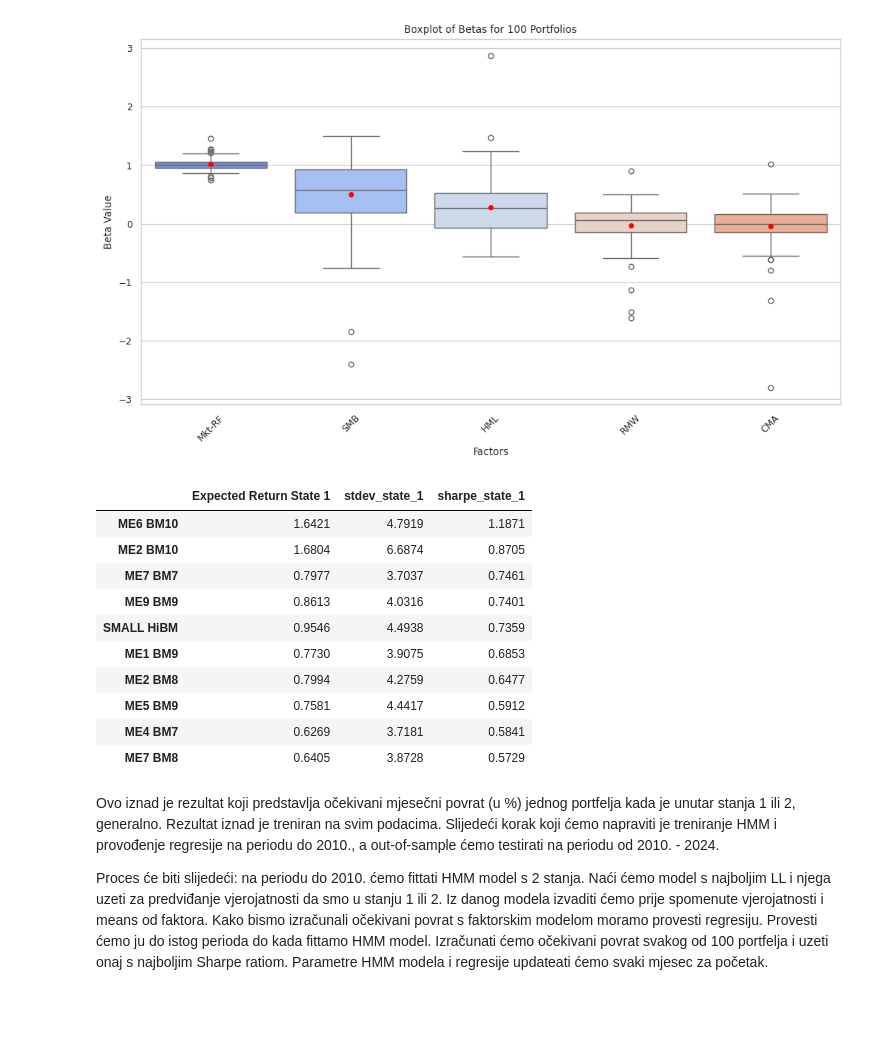
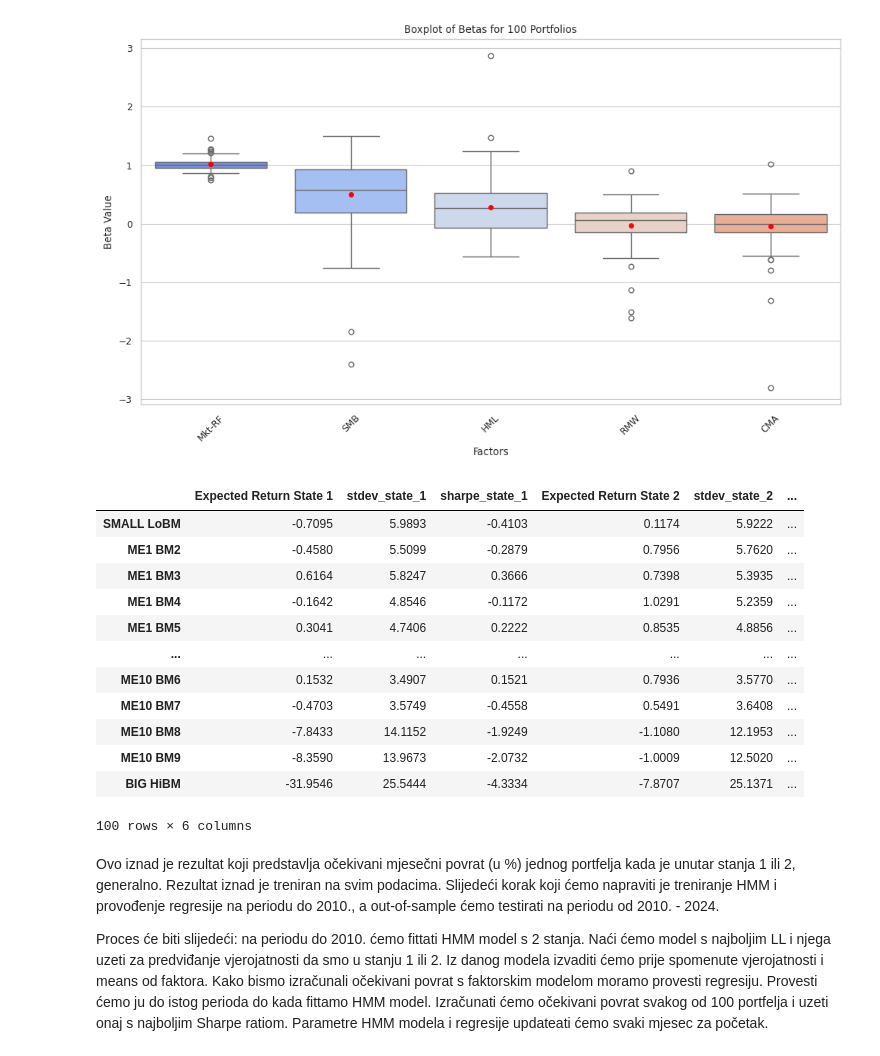
Before and after one commit to evucelic/HMM-Market-Regime-Estimation, a Jupyter notebook: fama_french_HMM.ipynb, the cells around one changed output. Saved outputs shown, nothing was run; the diff lists cells and outputs as text; code cells hidden in the pictures; blank space fills up the shorter version.

```diff
--- a/fama_french_HMM.ipynb
+++ b/fama_french_HMM.ipynb
@@ -236,7 +236,7 @@ def plot_ll_histograms(models):
     plt.show()
 # %%
 aic, bic, lls, convergence_status, iterations, best_models, models = evaluate_hmm(
-    X, lengths, rs
+    model_parameters_df, rs, [2, 3, 4, 5], loop=200
 )
 plot_selection([2, 3, 4, 5], aic, bic, lls)
 # %% [output]
@@ -551,21 +534,3 @@ def plot_transition_matrix(transmat, num_states):
     plt.xlabel("Next State")
     plt.ylabel("Current State")
     return fig
-# %%
-# calculate the average length of each state
-state_lengths = defaultdict(list)
-
-current_state = hidden_states[0]
-counter = 1
-for state in hidden_states[1:]:
-    if state == current_state:
-        counter += 1
-    else:
-        state_lengths[current_state].append(counter)
-        counter = 1
-        current_state = state
-
-# sorted keys
-sorted_keys = sorted(state_lengths.keys())
-state_lengths = {key: state_lengths[key] for key in sorted_keys}
-average_lengths = {state: np.mean(lengths) for state, lengths in state_lengths.items()}
@@ -572,7 +571,7 @@ average_lengths = {state: np.mean(lengths) for state, lengths in state_lengths.i
 # %%
-def run_model_analysis(model, model_parameters_df):
+def run_model_analysis(model, model_parameters_df, dirname, fred_recessions, state_probs):
     num_states = model.n_components
-    dir = f"figures/state_analysis/{num_states}_states/"
+    dir = f"figures/{dirname}/{num_states}_states/"
     if not os.path.exists(dir):
         os.makedirs(dir)
 
@@ -599,10 +598,20 @@ def run_model_analysis(model, model_parameters_df):
     fig4.savefig(os.path.join(dir, "transition_matrix.png"), dpi=300)
     plt.close(fig4)
 
+    fig5 = plot_regime_probabilities(
+        state_probs,
+        model_parameters_df.index,
+        num_states,
+        fred_recessions,
+        title=f"Estimated Regime Probabilities for {num_states} States",
+    )
+    fig5.savefig(os.path.join(dir, "regime_probabilities.png"), dpi=300)
+    plt.close(fig5)
+
     return "Successfully saved figures to directory:", dir
 # %%
-for i in [2, 3, 4]:
-    run_model_analysis(best_models[i], model_parameters_df)
+for i,j in [(2, state_probs_2), (3, state_probs_3), (4, state_probs_4)]:
+    run_model_analysis(best_models[i], model_parameters_df, dirname="state_analysis_full_timeframe", fred_recessions=fred_recessions, state_probs=j)
 # %% [markdown]
 Iako model s 4 stanja ima najbolji AIC/BIC/LL score, analizom grafova koji predstavljaju model s 4 stanja naslućujemo da su 4 stanja previše i da su neka redundantna.
 Pogledajmo grafove standardnih devijacija i očekivanih vrijednosti. Vidimo da su stanja 1 i dva gotovo ista po svim značajkama.
@@ -707,24 +716,25 @@ def compute_expected_returns(
 # %%
 expected_returns = compute_expected_returns(
     data_fama_french_100_portfolios,
     [regression_results_state_1, regression_results_state_2],
     model_2_states.means_,
     state_probs_2,
-    model_parameters_df
 )
-expected_returns.nlargest(10, "sharpe_state_1")[["Expected Return State 1", "stdev_state_1", "sharpe_state_1"]]
+expected_returns
 # %% [output]
-|  | Expected Return State 1 | stdev_state_1 | sharpe_state_1 |
-| ME6 BM10 | 1.6421 | 4.7919 | 1.1871 |
-| ME2 BM10 | 1.6804 | 6.6874 | 0.8705 |
-| ME7 BM7 | 0.7977 | 3.7037 | 0.7461 |
-| ME9 BM9 | 0.8613 | 4.0316 | 0.7401 |
-| SMALL HiBM | 0.9546 | 4.4938 | 0.7359 |
-| ME1 BM9 | 0.7730 | 3.9075 | 0.6853 |
-| ME2 BM8 | 0.7994 | 4.2759 | 0.6477 |
-| ME5 BM9 | 0.7581 | 4.4417 | 0.5912 |
-| ME4 BM7 | 0.6269 | 3.7181 | 0.5841 |
-| ME7 BM8 | 0.6405 | 3.8728 | 0.5729 |
+|  | Expected Return State 1 | stdev_state_1 | sharpe_state_1 | Expected Return State 2 | stdev_state_2 | ... |
+| SMALL LoBM | -0.7095 | 5.9893 | -0.4103 | 0.1174 | 5.9222 | ... |
+| ME1 BM2 | -0.4580 | 5.5099 | -0.2879 | 0.7956 | 5.7620 | ... |
+| ME1 BM3 | 0.6164 | 5.8247 | 0.3666 | 0.7398 | 5.3935 | ... |
+| ME1 BM4 | -0.1642 | 4.8546 | -0.1172 | 1.0291 | 5.2359 | ... |
+| ME1 BM5 | 0.3041 | 4.7406 | 0.2222 | 0.8535 | 4.8856 | ... |
+| ... | ... | ... | ... | ... | ... | ... |
+| ME10 BM6 | 0.1532 | 3.4907 | 0.1521 | 0.7936 | 3.5770 | ... |
+| ME10 BM7 | -0.4703 | 3.5749 | -0.4558 | 0.5491 | 3.6408 | ... |
+| ME10 BM8 | -7.8433 | 14.1152 | -1.9249 | -1.1080 | 12.1953 | ... |
+| ME10 BM9 | -8.3590 | 13.9673 | -2.0732 | -1.0009 | 12.5020 | ... |
+| BIG HiBM | -31.9546 | 25.5444 | -4.3334 | -7.8707 | 25.1371 | ... |
+100 rows × 6 columns
 # %% [markdown]
 Ovo iznad je rezultat koji predstavlja očekivani mjesečni povrat (u %) jednog portfelja kada je unutar stanja 1 ili 2, generalno. Rezultat iznad je treniran na svim podacima. Slijedeći korak koji ćemo napraviti je treniranje HMM i provođenje regresije na periodu do 2010., a out-of-sample ćemo testirati na periodu od 2010. - 2024.
 
```
Also changed, not shown: parts of 9 cells of this notebook, 20 other files.
